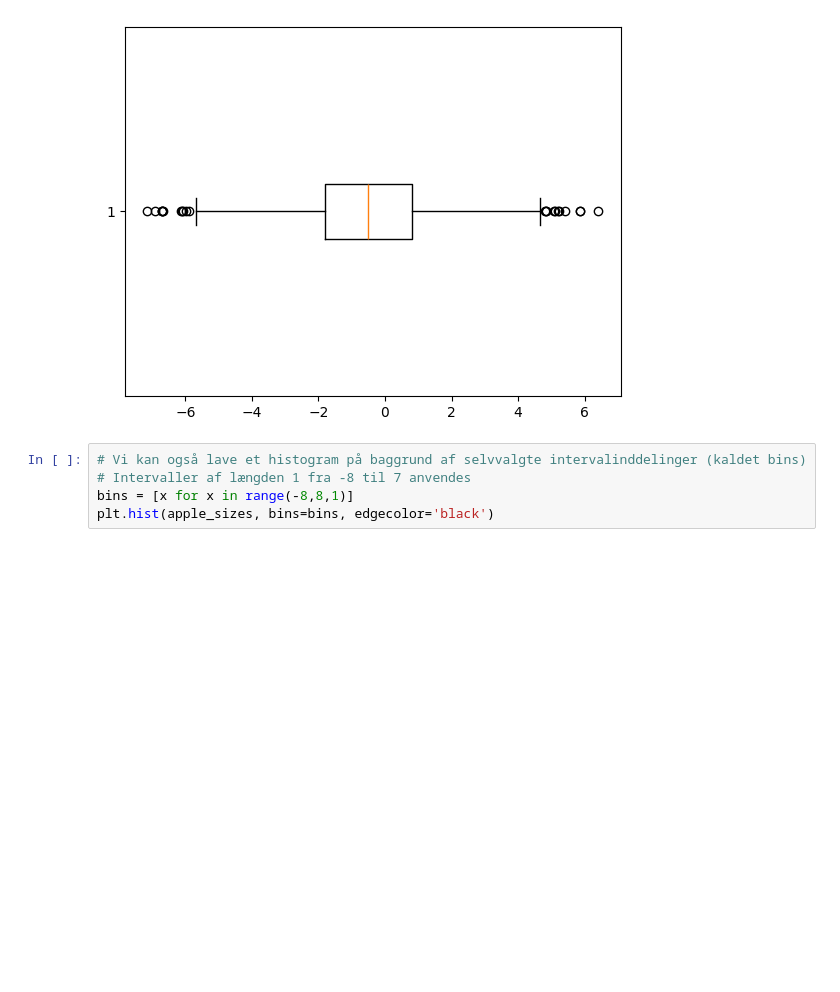
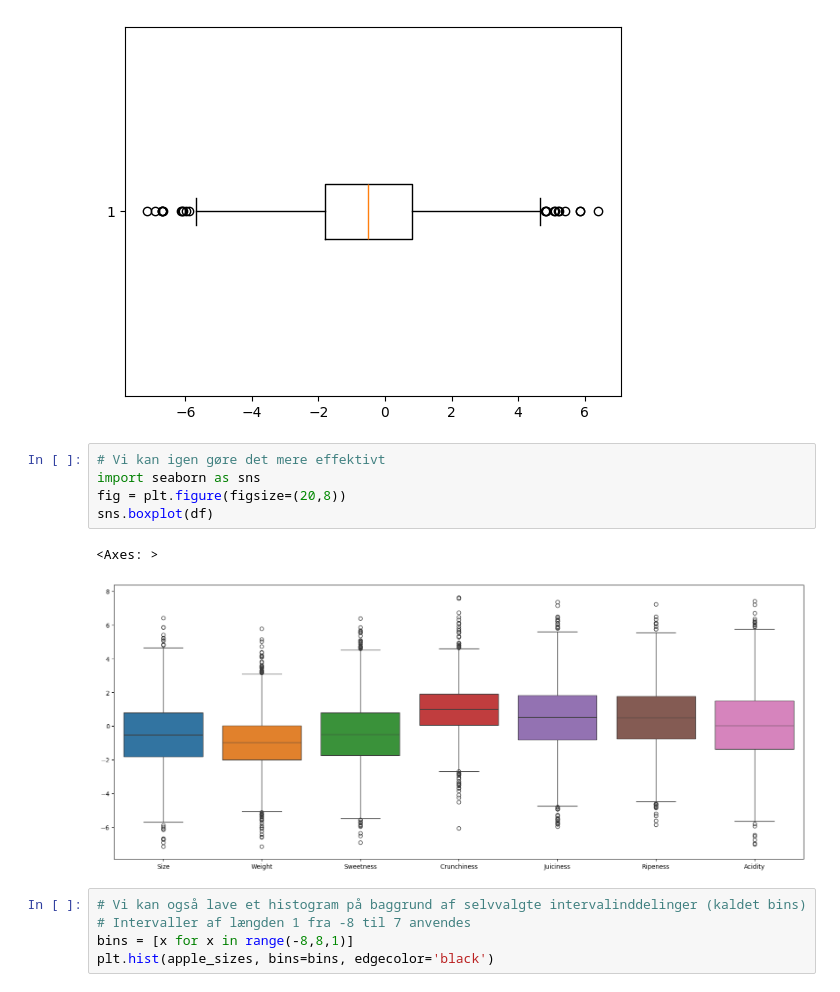
Before and after one commit to hchulvej/MachineLearning, a Jupyter notebook: Apples_dataset.ipynb, the cells around one changed output. Saved outputs shown, nothing was run; the diff lists cells and outputs as text; blank space fills up the shorter version.

```diff
--- a/Apples_dataset.ipynb
+++ b/Apples_dataset.ipynb
@@ -181,6 +166,14 @@ plt.boxplot(apple_sizes, vert=False)
  'fliers': [<matplotlib.lines.Line2D at 0x...>],
  'means': []}
 [figure]
+# %%
+# Vi kan igen gøre det mere effektivt
+import seaborn as sns
+fig = plt.figure(figsize=(20,8))
+sns.boxplot(df)
+# %% [output]
+<Axes: >
+[figure, added]
 # %%
 # Vi kan også lave et histogram på baggrund af selvvalgte intervalinddelinger (kaldet bins)
 # Intervaller af længden 1 fra -8 til 7 anvendes
```
Also changed, not shown: parts of 6 cells of this notebook.
